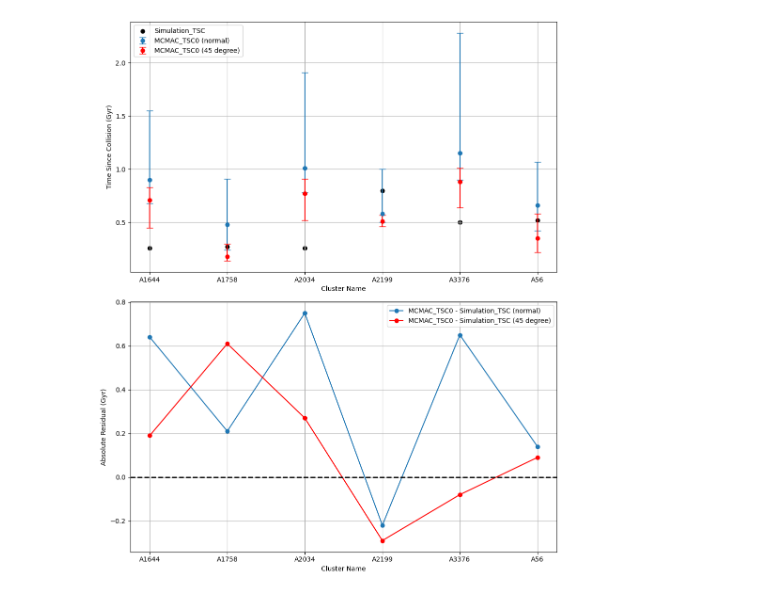
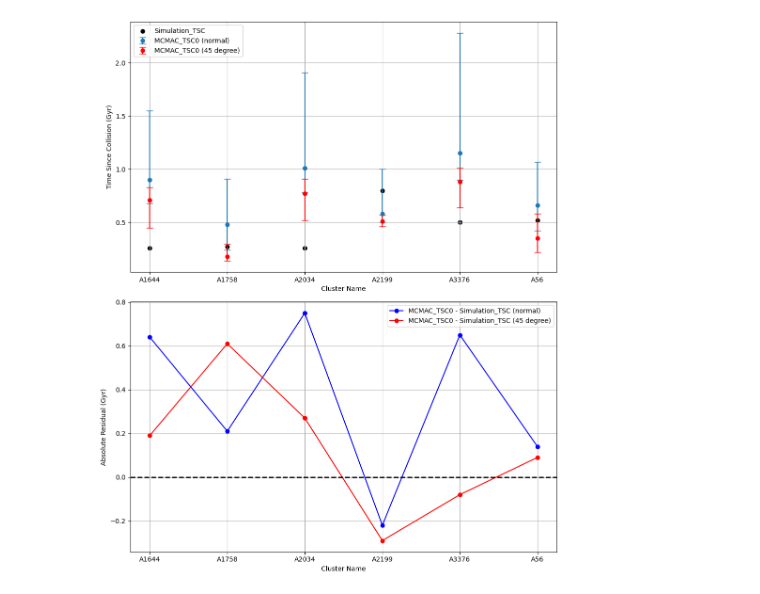
Before and after one commit to ryusei172525/SSP2024_GalaxyClusters, a Jupyter notebook: MCMAC_RealClusters/analysis_comparison_MCMAC_simulation.ipynb, the cells around one changed output. Cells and saved outputs as stored; diff of their text form; code cells hidden in the pictures.

```diff
--- a/MCMAC_RealClusters/analysis_comparison_MCMAC_simulation.ipynb
+++ b/MCMAC_RealClusters/analysis_comparison_MCMAC_simulation.ipynb
@@ -57,32 +57,32 @@ ax1.grid(True)
 residual_MCMAC_TSC0_normal = df_normal["MCMAC_TSC0"] - df_normal["Simulation_TSC"]
 residual_MCMAC_TSC1_normal = df_normal["MCMAC_TSC1"] - df_normal["Simulation_TSC"]
 
 residual_MCMAC_TSC0_angle_45 = df_angle_45["MCMAC_TSC0"] - df_normal["Simulation_TSC"]
 residual_MCMAC_TSC1_angle_45 = df_angle_45["MCMAC_TSC1"] - df_normal["Simulation_TSC"]
 
 # ClusterNameに基づく直線プロット for residuals (Normal)
 ax2.plot(df_normal["ClusterName"], residual_MCMAC_TSC0_normal, 'o-',
-         label="MCMAC_TSC0 - Simulation_TSC (normal)")
+         label="MCMAC_TSC0 - Simulation_TSC (normal)", color='blue')
 
 # ax2.plot(df_normal["ClusterName"], residual_MCMAC_TSC1_normal, 'o-',
 #          label="MCMAC_TSC1 - Simulation_TSC (normal)")
 
 # ClusterNameに基づく直線プロット for residuals (45 degree)
 ax2.plot(df_angle_45["ClusterName"], residual_MCMAC_TSC0_angle_45, 'o-',
          label="MCMAC_TSC0 - Simulation_TSC (45 degree)", color='red')
 
 # ax2.plot(df_angle_45["ClusterName"], residual_MCMAC_TSC1_angle_45, 'o-',
 #          label="MCMAC_TSC1 - Simulation_TSC (45 degree)", color='blue')
 ax2.axhline(y=0, color='black', linestyle='--', linewidth=2)
 
 
 ax2.set_xlabel("Cluster Name")
 ax2.set_ylabel("Absolute Residual (Gyr)")
 ax2.legend()
 ax2.grid(True)
 
 # グラフを表示
 plt.tight_layout()
 plt.show()
 # %% [output]
-[figure, old version]
+[figure, new version]
```
Also changed, not shown: parts of 1 cell of this notebook, 1 other file.
